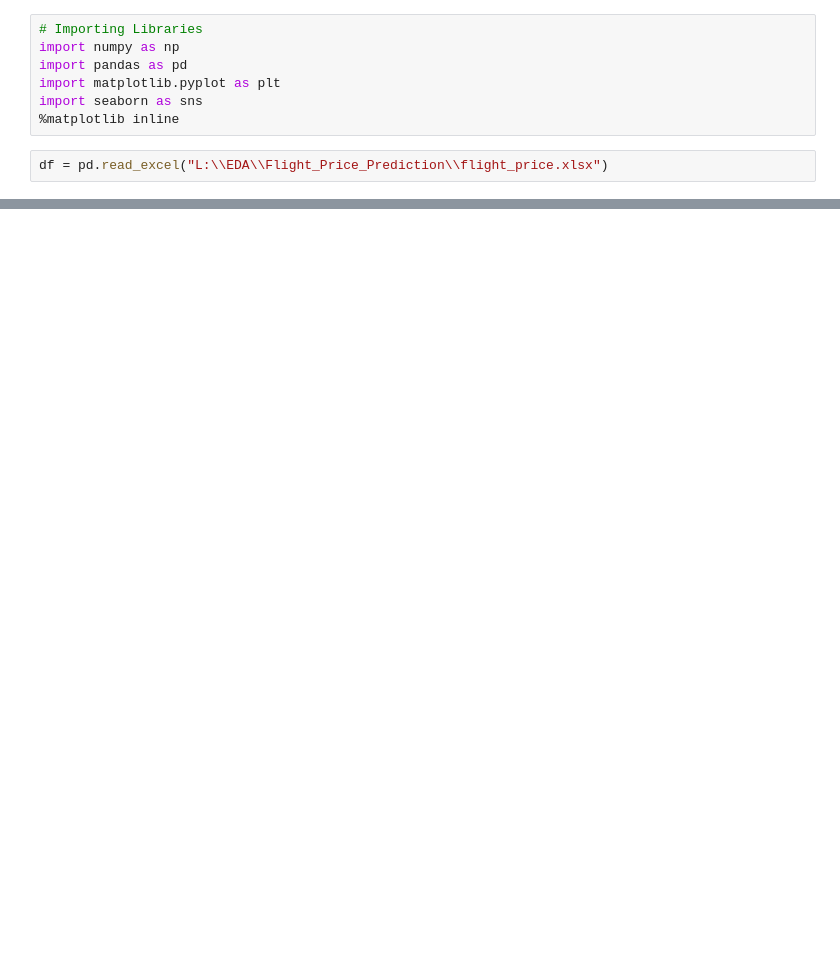
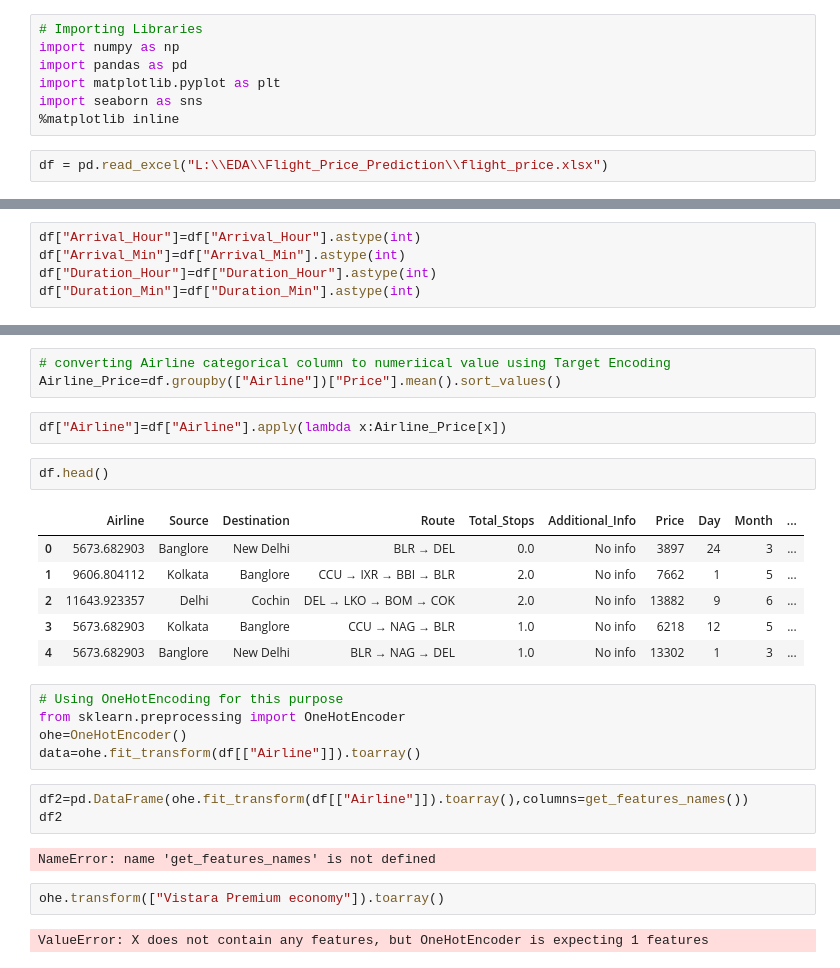
Before and after one commit to athulsunny/Flight_Price_Prediction, a Jupyter notebook: notebooks/EDA.ipynb, the cells around one changed output, grey strips where cells are left out. Saved outputs shown, nothing was run; the diff lists cells and outputs as text; blank space fills up the shorter version.

Commit message:
encoding

```diff
--- a/notebooks/EDA.ipynb
+++ b/notebooks/EDA.ipynb
@@ -25,0 +183,5 @@ df
+# %%
+df["Arrival_Hour"]=df["Arrival_Hour"].astype(int)
+df["Arrival_Min"]=df["Arrival_Min"].astype(int)
+df["Duration_Hour"]=df["Duration_Hour"].astype(int)
+df["Duration_Min"]=df["Duration_Min"].astype(int)
@@ -25,0 +216,28 @@ df
+# %%
+# converting Airline categorical column to numeriical value using Target Encoding
+Airline_Price=df.groupby(["Airline"])["Price"].mean().sort_values()
+# %%
+df["Airline"]=df["Airline"].apply(lambda x:Airline_Price[x])
+# %%
+df.head()
+# %% [output]
+|  | Airline | Source | Destination | Route | Total_Stops | Additional_Info | Price | Day | Month | ... |
+| 0 | 5673.682903 | Banglore | New Delhi | BLR → DEL | 0.0 | No info | 3897 | 24 | 3 | ... |
+| 1 | 9606.804112 | Kolkata | Banglore | CCU → IXR → BBI → BLR | 2.0 | No info | 7662 | 1 | 5 | ... |
+| 2 | 11643.923357 | Delhi | Cochin | DEL → LKO → BOM → COK | 2.0 | No info | 13882 | 9 | 6 | ... |
+| 3 | 5673.682903 | Kolkata | Banglore | CCU → NAG → BLR | 1.0 | No info | 6218 | 12 | 5 | ... |
+| 4 | 5673.682903 | Banglore | New Delhi | BLR → NAG → DEL | 1.0 | No info | 13302 | 1 | 3 | ... |
+# %%
+# Using OneHotEncoding for this purpose
+from sklearn.preprocessing import OneHotEncoder
+ohe=OneHotEncoder()
+data=ohe.fit_transform(df[["Airline"]]).toarray()
+# %%
+df2=pd.DataFrame(ohe.fit_transform(df[["Airline"]]).toarray(),columns=get_features_names())
+df2
+# %% [output]
+NameError: name 'get_features_names' is not defined
+# %%
+ohe.transform(["Vistara Premium economy"]).toarray()
+# %% [output]
+ValueError: X does not contain any features, but OneHotEncoder is expecting 1 features
```
Also changed, not shown: parts of 27 cells of this notebook.
